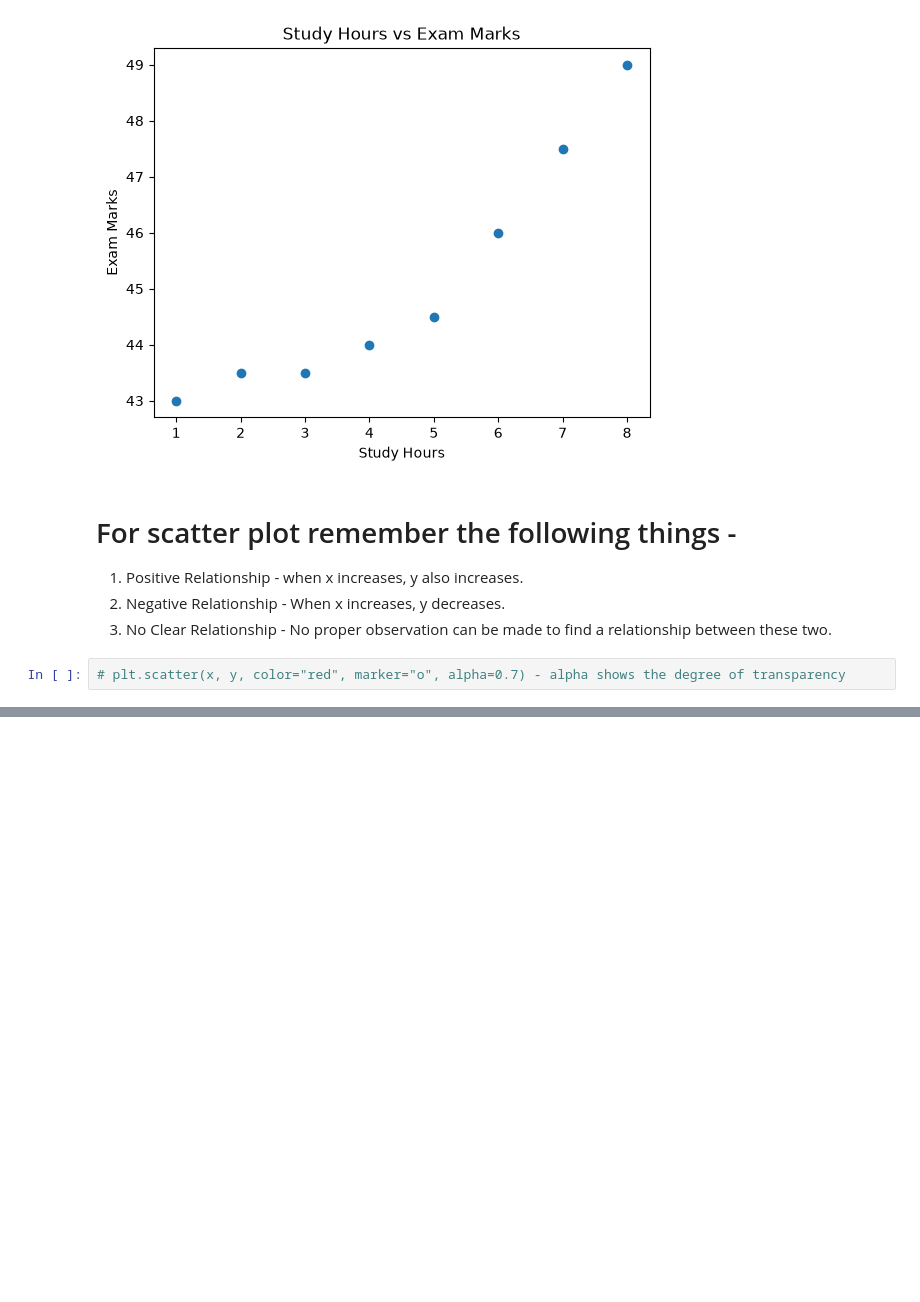
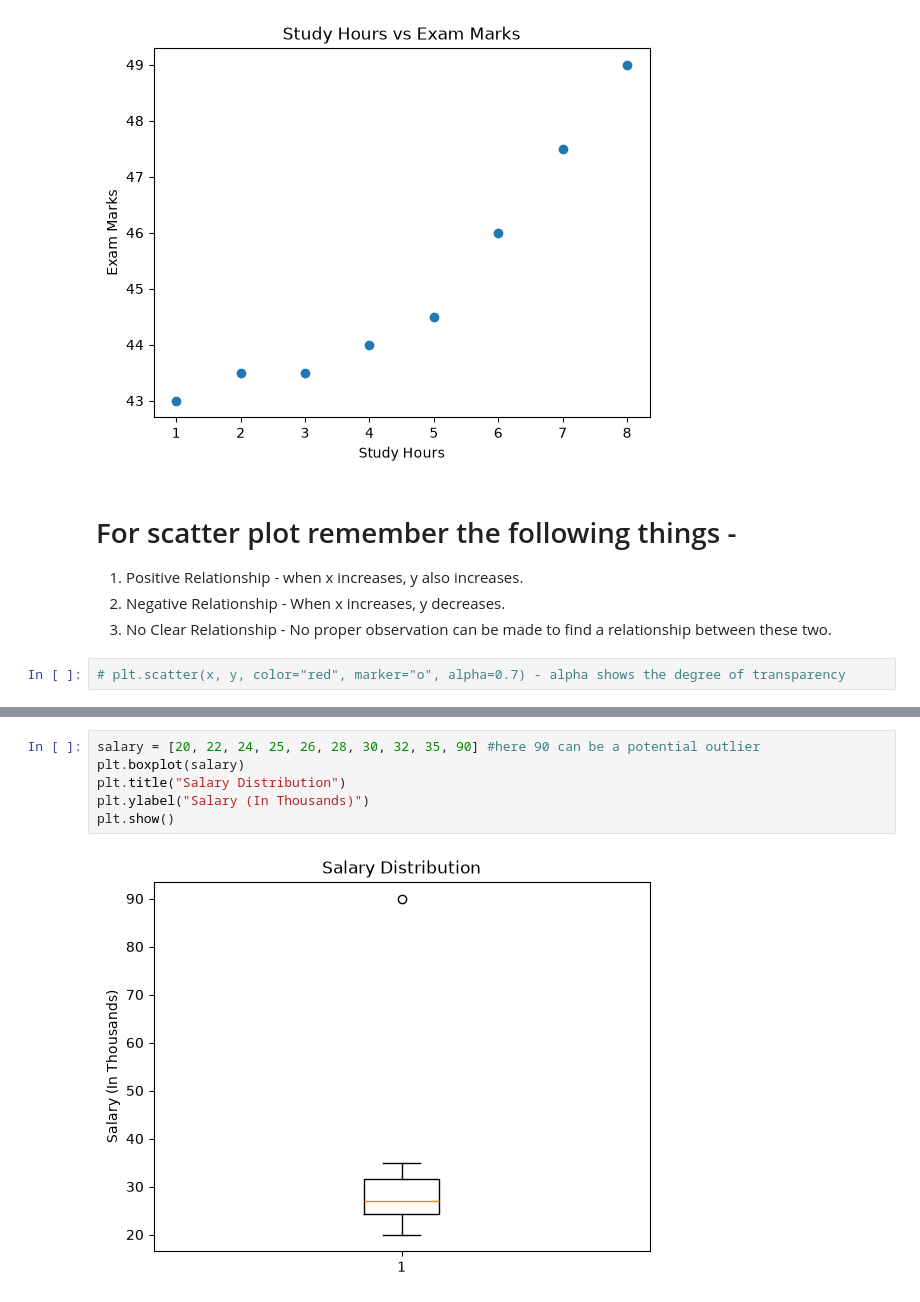
Before and after one commit to rayan8413github/Python_Data_Science_Libraries, a Jupyter notebook: Matplotlib.ipynb, the cells around one changed output, grey strips where cells are left out. Saved outputs shown, nothing was run; the diff lists cells and outputs as text; blank space fills up the shorter version.

```diff
--- a/Matplotlib.ipynb
+++ b/Matplotlib.ipynb
@@ -82,0 +105,8 @@ plt.show()
+# %%
+salary = [20, 22, 24, 25, 26, 28, 30, 32, 35, 90] #here 90 can be a potential outlier
+plt.boxplot(salary)
+plt.title("Salary Distribution")
+plt.ylabel("Salary (In Thousands)")
+plt.show()
+# %% [output]
+[figure, added]
```
Also changed, not shown: parts of 7 cells of this notebook.
